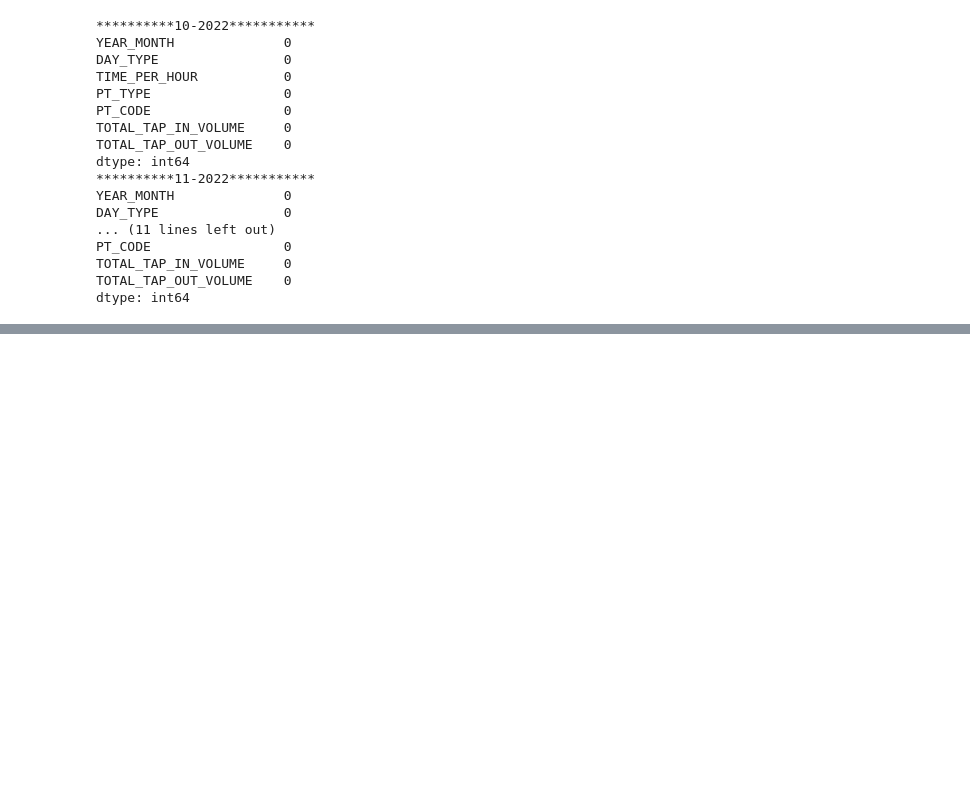
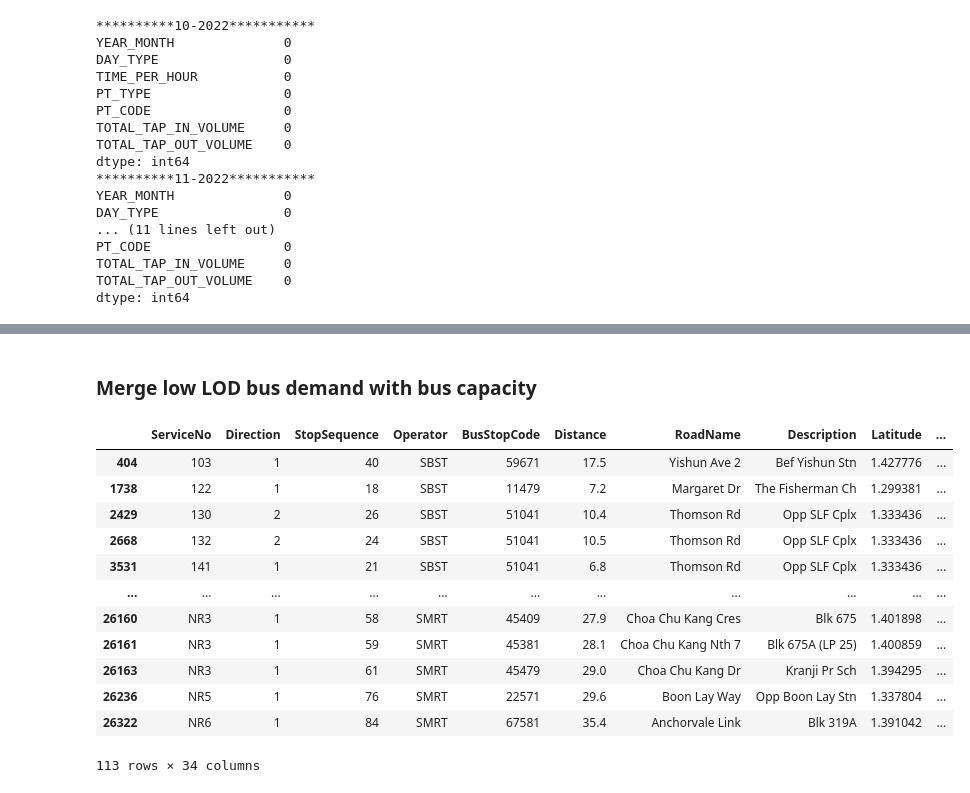
Before and after one commit to kaze-droid/SG-Transportation-Analysis, a Jupyter notebook: clean.ipynb, the cells around one changed output, grey strips where cells are left out. Cells and saved outputs as stored; diff of their text form; code cells hidden in the pictures; blank space fills up the shorter version.

```diff
--- a/clean.ipynb
+++ b/clean.ipynb
@@ -89,0 +489,24 @@ pd.to_csv('./data/.csv')
+# %% [markdown]
+### Merge low LOD bus demand with bus capacity
+# %%
+df1 = pd.read_csv('data/bus_capacity.csv')
+df2 = pd.read_csv('data/bus_demand_low_LOD.csv')
+# %%
+df = pd.merge(df1, df2, on="BusStopCode", how="left")
+# %%
+null = df[df.isnull().any(axis=1)]
+display(null.sort_values("ServiceNo"))
+# %% [output]
+|  | ServiceNo | Direction | StopSequence | Operator | BusStopCode | Distance | RoadName | Description | Latitude | ... |
+| 404 | 103 | 1 | 40 | SBST | 59671 | 17.5 | Yishun Ave 2 | Bef Yishun Stn | 1.427776 | ... |
+| 1738 | 122 | 1 | 18 | SBST | 11479 | 7.2 | Margaret Dr | The Fisherman Ch | 1.299381 | ... |
+| 2429 | 130 | 2 | 26 | SBST | 51041 | 10.4 | Thomson Rd | Opp SLF Cplx | 1.333436 | ... |
+| 2668 | 132 | 2 | 24 | SBST | 51041 | 10.5 | Thomson Rd | Opp SLF Cplx | 1.333436 | ... |
+| 3531 | 141 | 1 | 21 | SBST | 51041 | 6.8 | Thomson Rd | Opp SLF Cplx | 1.333436 | ... |
+| ... | ... | ... | ... | ... | ... | ... | ... | ... | ... | ... |
+| 26160 | NR3 | 1 | 58 | SMRT | 45409 | 27.9 | Choa Chu Kang Cres | Blk 675 | 1.401898 | ... |
+| 26161 | NR3 | 1 | 59 | SMRT | 45381 | 28.1 | Choa Chu Kang Nth 7 | Blk 675A (LP 25) | 1.400859 | ... |
+| 26163 | NR3 | 1 | 61 | SMRT | 45479 | 29.0 | Choa Chu Kang Dr | Kranji Pr Sch | 1.394295 | ... |
+| 26236 | NR5 | 1 | 76 | SMRT | 22571 | 29.6 | Boon Lay Way | Opp Boon Lay Stn | 1.337804 | ... |
+| 26322 | NR6 | 1 | 84 | SMRT | 67581 | 35.4 | Anchorvale Link | Blk 319A | 1.391042 | ... |
+113 rows × 34 columns
```
Also changed, not shown: parts of 42 cells of this notebook, 9 other files.
